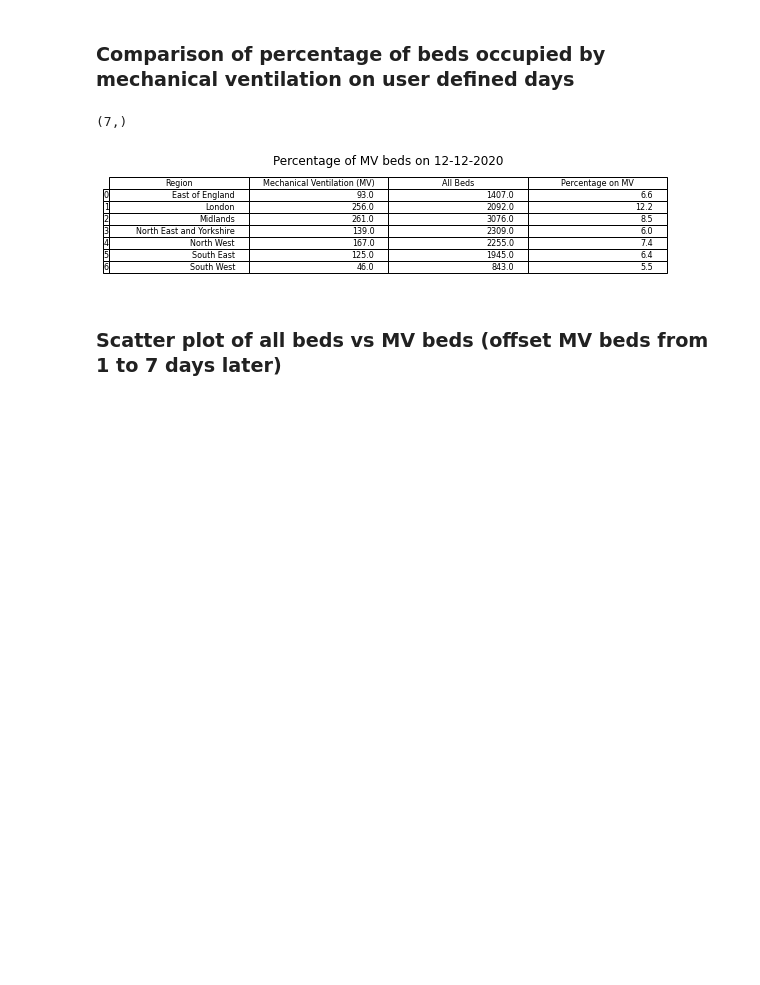
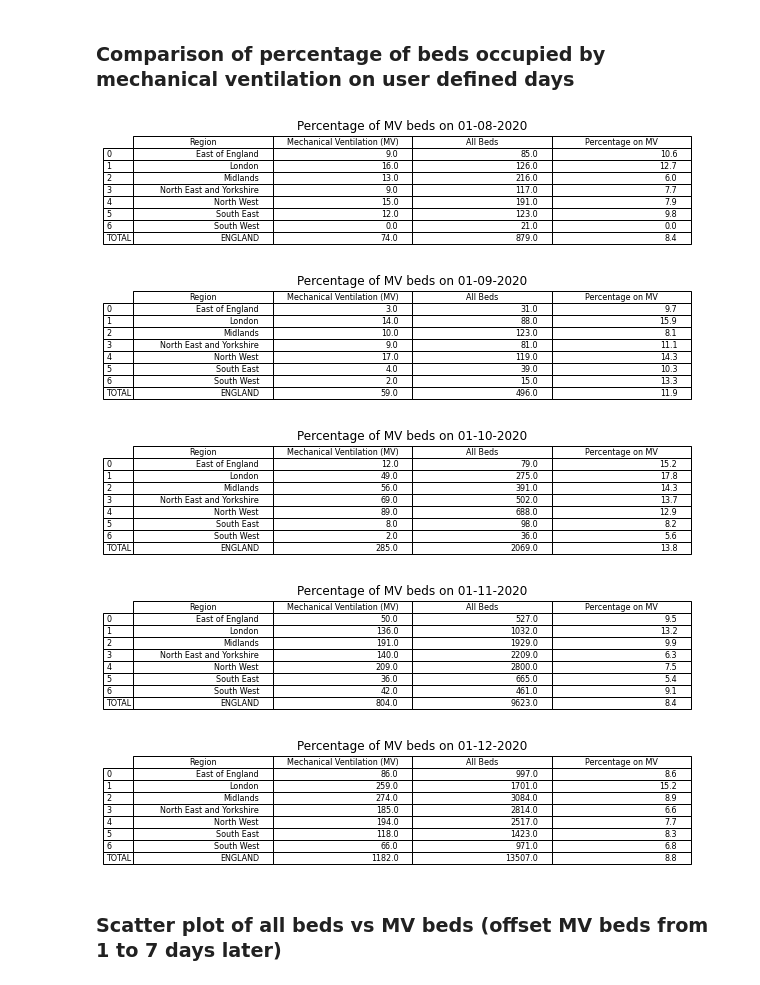
Before and after one commit to IvanSparrow71/Data_Science_Mini_Project, a Jupyter notebook: Percentage_on_MV.ipynb, the cells around one changed output. Saved outputs shown, nothing was run; the diff lists cells and outputs as text; code cells hidden in the pictures; blank space fills up the shorter version.

```diff
--- a/Percentage_on_MV.ipynb
+++ b/Percentage_on_MV.ipynb
@@ -68,9 +47,0 @@ df_all_beds
-# %%
-df_MV = pd.read_excel(r'%s.xlsx' % current_covid_admissions,
-                            sheet_name='MV beds COVID',
-                            header=14,
-                      engine='openpyxl')
-df_MV = df_MV.loc[df_MV['Name'].isin(list_of_regions)]
-df_MV = df_MV.drop(columns=columns_to_drop)
-df_MV = df_MV.reset_index(drop=True)
-df_MV.shape
@@ -79,7 +47,0 @@ df_MV.shape
-# %%
-i = 0
-for col in df_MV.columns[1:len(datelist)+2]:
-    df_MV.rename(columns={col:datelist[i]}, inplace=True)
-    i += 1
-
-df_MV
@@ -97,34 +49,48 @@ df_MV
 ### Comparison of percentage of beds occupied by mechanical ventilation on user defined days
 # %%
 # setting up new dataframe with required columns
-summary_df = pd.DataFrame(columns=['Region', 'Mechanical Ventilation (MV)',
-                                   'All Beds', 'Percentage on MV'])
 
-def mv_vs_all_beds(date):
-    # assigning regions and values to summary_df
+# assigning regions and values to summary_df
+
+def mv_vs_all_beds(date_to_compare):
+    summary_df = pd.DataFrame(columns=['Region', 'Mechanical Ventilation (MV)',
+                                       'All Beds', 'Percentage on MV'])
+
     summary_df['Region'] = df_MV['Name']
     summary_df['Mechanical Ventilation (MV)'] = df_MV[date_to_compare]
     summary_df['All Beds'] = df_all_beds[date_to_compare]
     summary_df['Percentage on MV'] =((summary_df['Mechanical Ventilation (MV)'] /summary_df['All Beds']) * 100).round(1)
+
+
     # Add title to summary_df
     fig = plt.figure(figsize = (10,2))
     ax = fig.add_subplot(111)
+    summary_df = summary_df.set_index(['Region']).reindex(['East of England','London', 'Midlands','North East and Yorkshire',
+                                 'North West', 'South East', 'South West','ENGLAND']).reset_index()
+    # Rename row to 'TOTAL'
+    summary_df = summary_df.rename(index={7:"TOTAL"})
     ax.table(cellText = summary_df.values,
               rowLabels = summary_df.index,
               colLabels = summary_df.columns,
               loc = "center"
              )
     ax.set_title(f"Percentage of MV beds on {date_to_compare}")
     ax.axis("off")
 
-date_to_compare = input("Please enter the first date you would like to compare (dd-mm-yyyy)")
-mv_vs_all_beds(date_to_compare)
 
-# date_to_compare = input("Please enter the second date you would like to compare (dd-mm-yyyy)")
-# mv_vs_all_beds(date_to_compare)
+def comparison_dates(no_of_dates):
+    for _ in range(no_of_dates):
+        date_to_compare = input("Please enter the first date you would like to compare (dd-mm-yyyy)")
+        mv_vs_all_beds(date_to_compare)
+
+no_of_dates_to_compare = int(input("Please enter the number of dates you'd like to compare: "))
+comparison_dates(no_of_dates_to_compare)
 # %% [output]
-(7,)
-[figure, old version]
+[figure, new version]
+[figure, added]
+[figure, added]
+[figure, added]
+[figure, added]
 # %% [markdown]
 ### Scatter plot of all beds vs MV beds (offset MV beds from 1 to 7 days later)
 # %%
```
Also changed, not shown: parts of 9 cells of this notebook.
